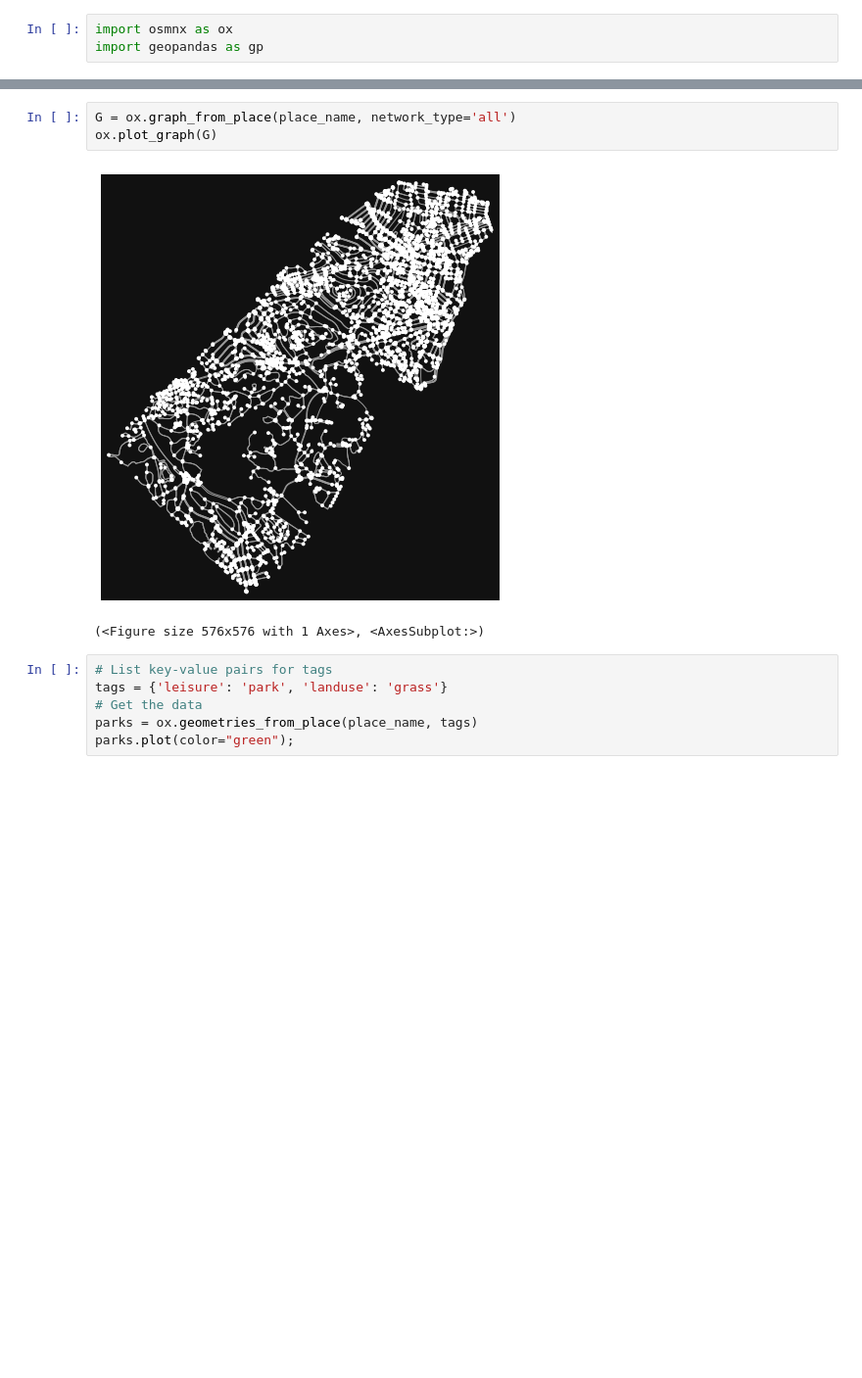
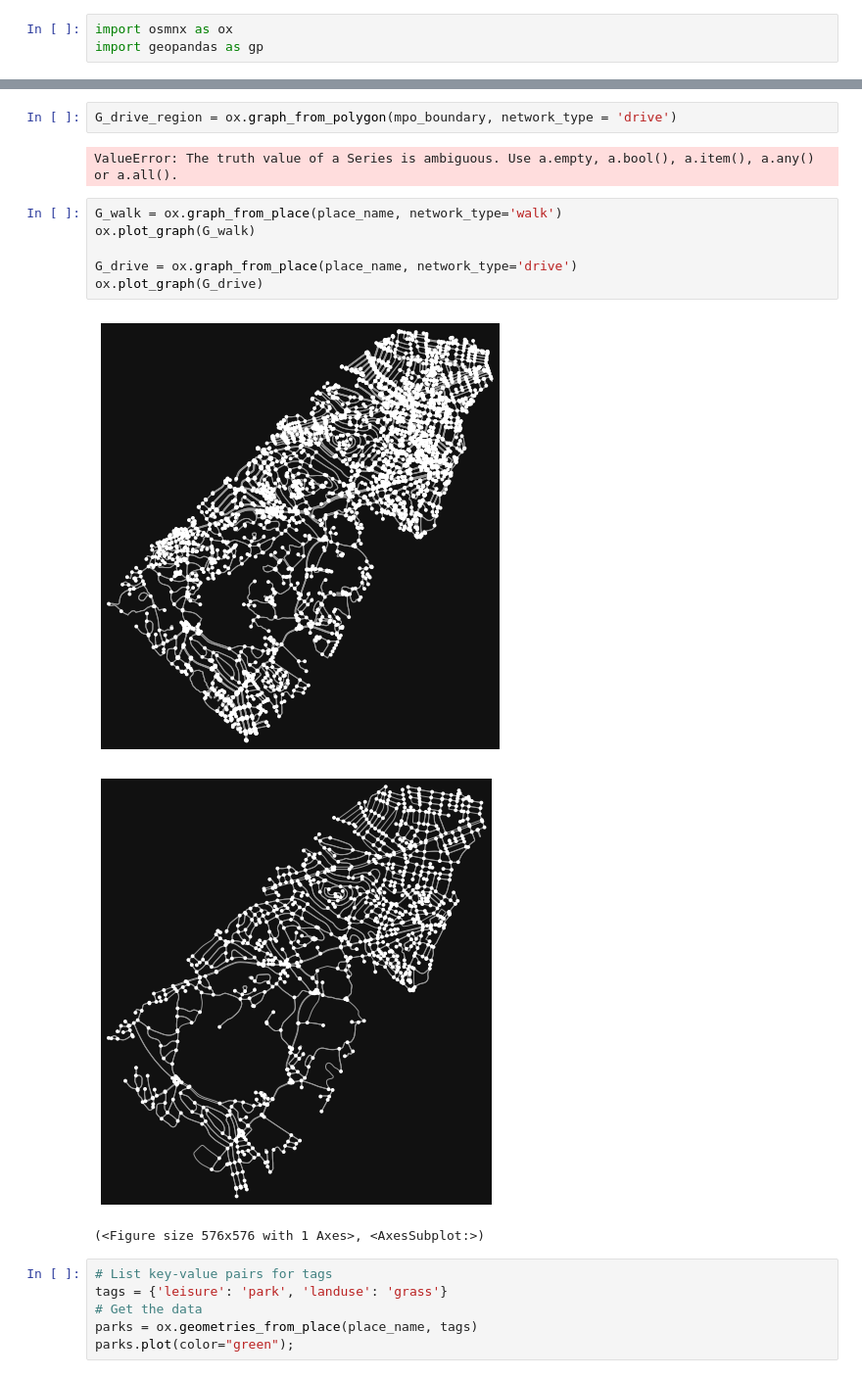
Before and after one commit to CTPSSTAFF/existing-inequities, a Jupyter notebook: notebooks/OSMPull.ipynb, the cells around one changed output, grey strips where cells are left out. Shown at 98% size. Drawn from its saved outputs; the diff is of its cells as text; blank space fills up the shorter version.

```diff
--- a/notebooks/OSMPull.ipynb
+++ b/notebooks/OSMPull.ipynb
@@ -6,8 +13,16 @@ place_name = 'Brookline, Massachusetts'
+# %%
+G_drive_region = ox.graph_from_polygon(mpo_boundary, network_type = 'drive')
+# %% [output]
+ValueError: The truth value of a Series is ambiguous. Use a.empty, a.bool(), a.item(), a.any() or a.all().
 # %%
-G = ox.graph_from_place(place_name, network_type='all')
-ox.plot_graph(G)
+G_walk = ox.graph_from_place(place_name, network_type='walk')
+ox.plot_graph(G_walk)
+
+G_drive = ox.graph_from_place(place_name, network_type='drive')
+ox.plot_graph(G_drive)
 # %% [output]
-[figure, old version]
+[figure, new version]
+[figure, added]
 (<Figure size 576x576 with 1 Axes>, <AxesSubplot:>)
 # %%
 # List key-value pairs for tags
```
Also changed, not shown: parts of 2 cells of this notebook, 5 other files.
